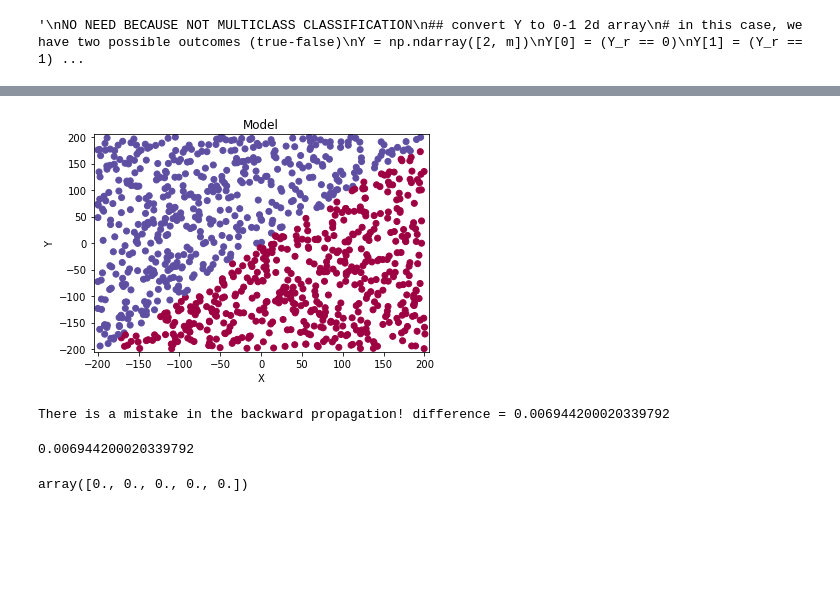
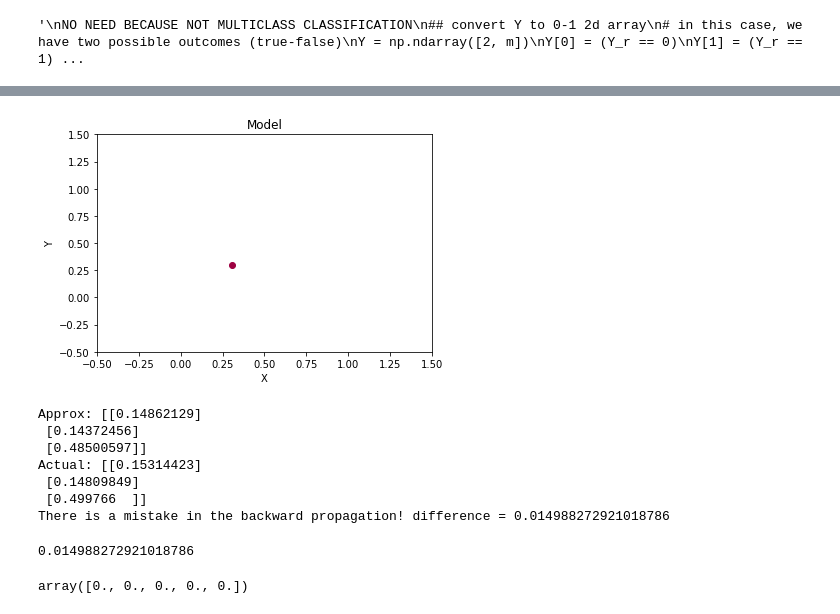
Before and after one commit to comtalyst/NeuralNetworkTest, a Jupyter notebook: HandwrittenNN.ipynb, the cells around one changed output, grey strips where cells are left out. Cells and saved outputs as stored; diff of their text form; code cells hidden in the pictures; blank space fills up the shorter version.

```diff
--- a/HandwrittenNN.ipynb
+++ b/HandwrittenNN.ipynb
@@ -39,7 +39,7 @@ def relu_deriv(Z):
     (Coursera DL Notes, p. 9)
     '''
     A = np.ones(Z.shape)
-    A[Z <= 0] = 0
+    A[Z < 0] = 0
     #print("Relu(" + str(Z) + ") = " + str(A))
     return A
 
@@ -147,11 +149,15 @@ def backward_propagation(X, Z, A, W, b, Y, activations):
     Also, both dW and dB is wrong in a similar (not exact same) scale
     The true bug should come from dZ since db = dZ when simple LR
     Therefore, based on grad approx, A[L] - Y should be super small???? That's actually uncontrollable
+    A[L] - Y is wrong???????????
+    --> A[L] is wrong???
     dZ[L] = A[L] - Y
     dW[L] = (1/m)*np.dot(dZ[L], A[L-1].T)
     db[L] = (1/m)*np.sum(dZ[L], axis = 1, keepdims = True)
     '''
-
+    print("W:" + str(W))
+    print("Z:" + str(Z))
+    print("A:" + str(A))
     # loop the layers L to 1
     for l in reversed(range(1, L+1)):
         dZ[l] = dA[l] * activate_deriv(Z[l], activations[l-1])
@@ -224,11 +229,11 @@ Y[1] = (Y_r == 1)
 ### Create and train a model from provided data
 
 ## create a model
-np.random.seed(197)
-layers = [2, 4, 4, 4, 1]                                 # first and last is defined by input type (2D coords, true-false)
-activations = ['relu', 'relu', 'relu', 'sigmoid']
-learning_rate = 0.04
-iterations = 10000
+np.random.seed(136)
+layers = [2, 1]                                 # first and last is defined by input type (2D coords, true-false)
+activations = ['sigmoid']
+learning_rate = 0.1
+iterations = 1
 
 ## train it
 W, b, dW, db = train_model(X, Y, layers, activations, learning_rate, iterations)
@@ -257,32 +250,32 @@ Iteration 9900: cost = 0.27748487921265164
 # %%
 ### Model analysis
 def predict_dec(X, model):
     # return predictions of X based on provided model
     """
     Original version author: Andrew Ng
     """
     threshold = 0.4
     W, b, activations = model
     L = len(activations)
 
     A, Z = forward_propagation(X, W, b, activations)
     predictions = (A[L] > threshold)
     return predictions
 
 def plot_decision_dots(X, Y, Y_):
     plt.ylabel('Y')
     plt.xlabel('X')
     plt.scatter(X[0, :], X[1, :], c=Y_.astype(int), cmap=plt.cm.Spectral)
     plt.show()
 
 # Plot predictions w/ color (not including boundary)
 plt.title("Model")
 axes = plt.gca()
-axes.set_xlim([-205, 205])
-axes.set_ylim([-205, 205])
+axes.set_xlim([-0.5, 1.5])
+axes.set_ylim([-0.5, 1.5])
 plot_decision_dots(X, Y, predict_dec(X, model))
 # %% [output]
-[figure, old version]
+[figure, new version]
 # %%
 ### Gradient Checking (Mostly Andrew Ng's code)
 
@@ -349,8 +342,8 @@ def gradient_check_n(model, grads, X, Y, epsilon = 1e-7):
         # Compute gradapprox[i]
         gradapprox[i] = (J_plus[i]-J_minus[i])/(2*epsilon)
 
-    #print("Approx: " + str(gradapprox))
-    #print("Actual: " + str(grad))
+    print("Approx: " + str(gradapprox))
+    print("Actual: " + str(grad))
     # Compare gradapprox to backward propagation gradients by computing difference.
     numerator = np.linalg.norm(grad - gradapprox)      # Step 1'
     denominator = np.linalg.norm(grad) + np.linalg.norm(gradapprox)   # Step 2'
@@ -365,8 +358,14 @@ def gradient_check_n(model, grads, X, Y, epsilon = 1e-7):
 
 gradient_check_n(model, grads, X, Y)
 # %% [output]
-There is a mistake in the backward propagation! difference = 0.006944200020339792
+Approx: [[0.14862129]
+ [0.14372456]
+ [0.48500597]]
+Actual: [[0.15314423]
+ [0.14809849]
+ [0.499766  ]]
+There is a mistake in the backward propagation! difference = 0.014988272921018786
-0.006944200020339792
+0.014988272921018786
 # %%
 
 
```
Also changed, not shown: parts of 3 cells of this notebook, 2 other files.
